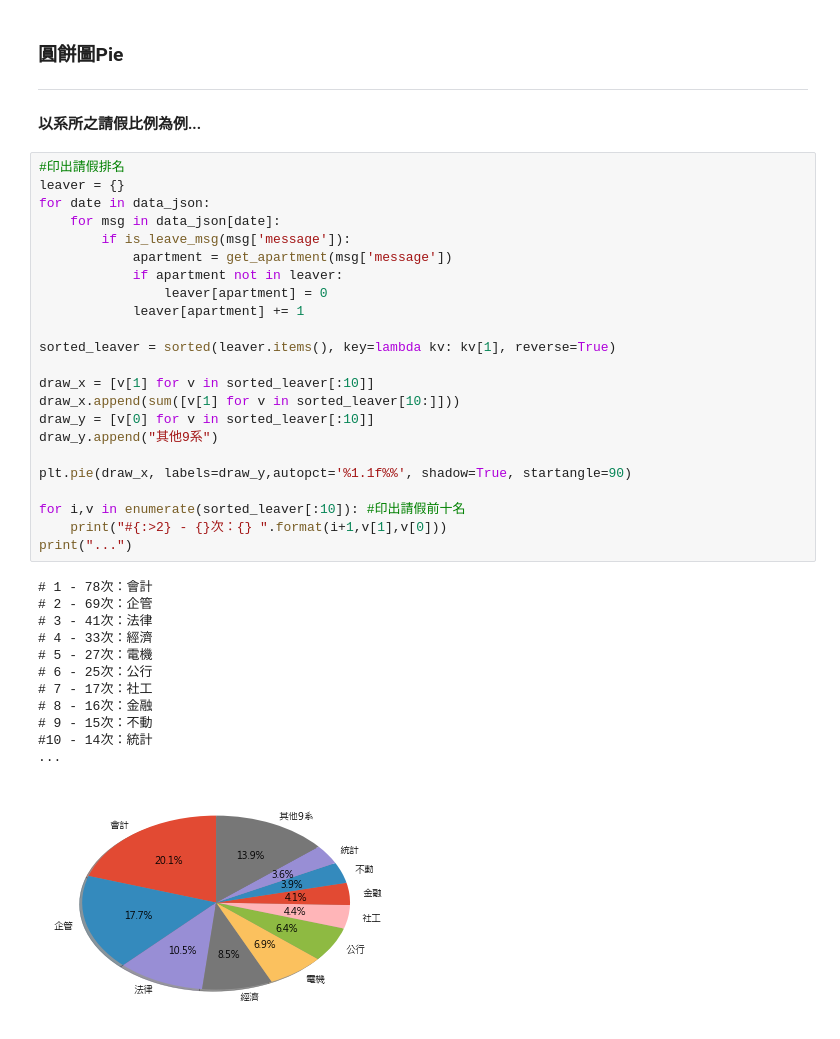
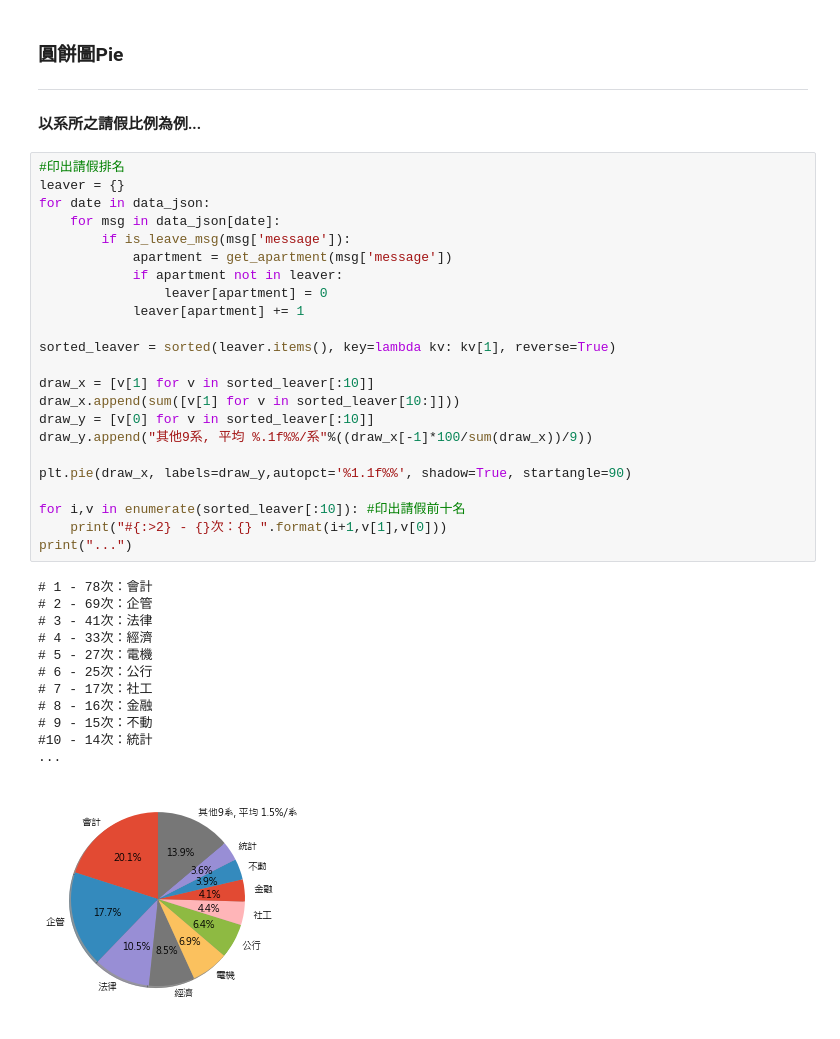
Before and after one commit to RainBoltz/107-1-Civil-Defense-LINE-analyze, a Jupyter notebook: LINE_ANAL.ipynb, the cells around one changed output. Cells and saved outputs as stored; diff of their text form.

Commit message:
Update Pie Chart

```diff
--- a/LINE_ANAL.ipynb
+++ b/LINE_ANAL.ipynb
@@ -409,32 +409,32 @@ for date in data_json:
     for msg in data_json[date]:
         if is_leave_msg(msg['message']):
             apartment = get_apartment(msg['message'])
             if apartment not in leaver:
                 leaver[apartment] = 0
             leaver[apartment] += 1
 
 sorted_leaver = sorted(leaver.items(), key=lambda kv: kv[1], reverse=True)
 
 draw_x = [v[1] for v in sorted_leaver[:10]]
 draw_x.append(sum([v[1] for v in sorted_leaver[10:]]))
 draw_y = [v[0] for v in sorted_leaver[:10]]
-draw_y.append("其他9系")
+draw_y.append("其他9系, 平均 %.1f%%/系"%((draw_x[-1]*100/sum(draw_x))/9))
 
 plt.pie(draw_x, labels=draw_y,autopct='%1.1f%%', shadow=True, startangle=90)
 
 for i,v in enumerate(sorted_leaver[:10]): #印出請假前十名
     print("#{:>2} - {}次：{} ".format(i+1,v[1],v[0]))
 print("...")
 # %% [output]
 # 1 - 78次：會計
 # 2 - 69次：企管
 # 3 - 41次：法律
 # 4 - 33次：經濟
 # 5 - 27次：電機
 # 6 - 25次：公行
 # 7 - 17次：社工
 # 8 - 16次：金融
 # 9 - 15次：不動
 #10 - 14次：統計
 ...
-[figure, old version]
+[figure, new version]
```
Also changed, not shown: parts of 1 cell of this notebook.
